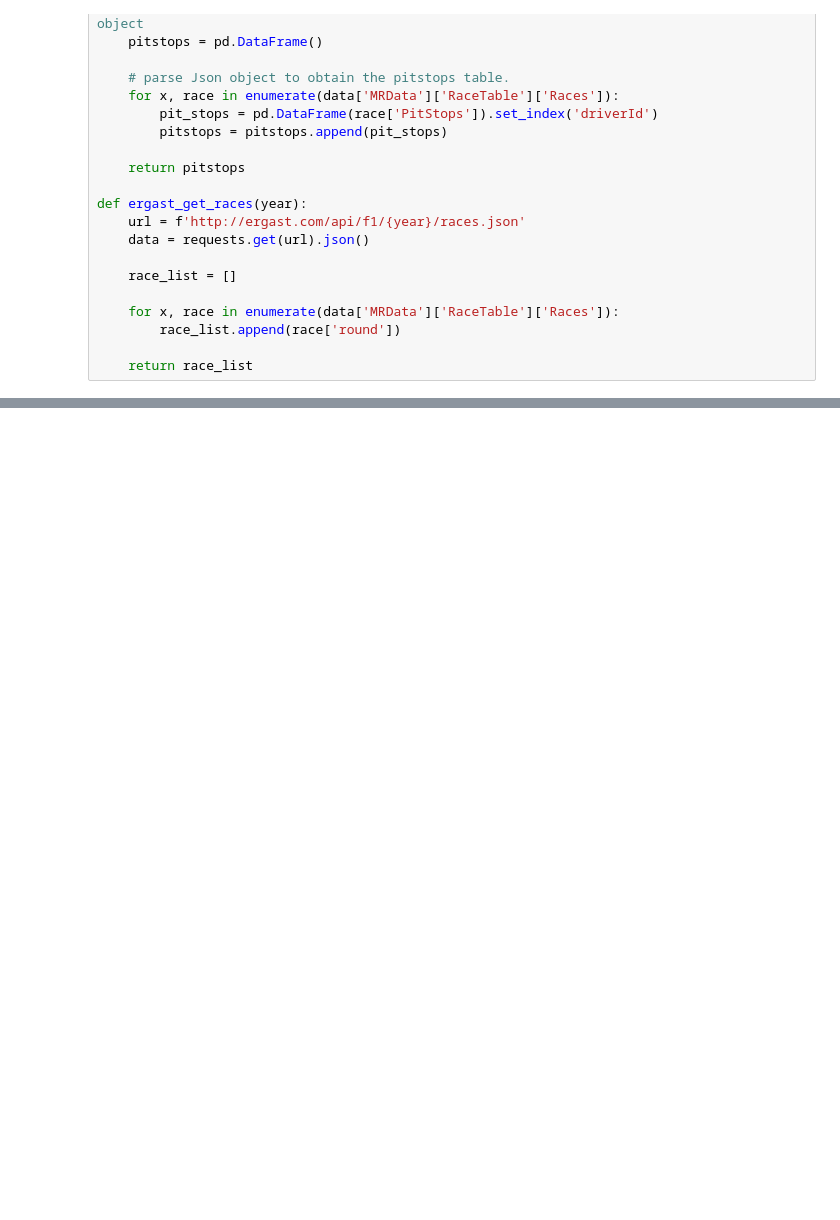
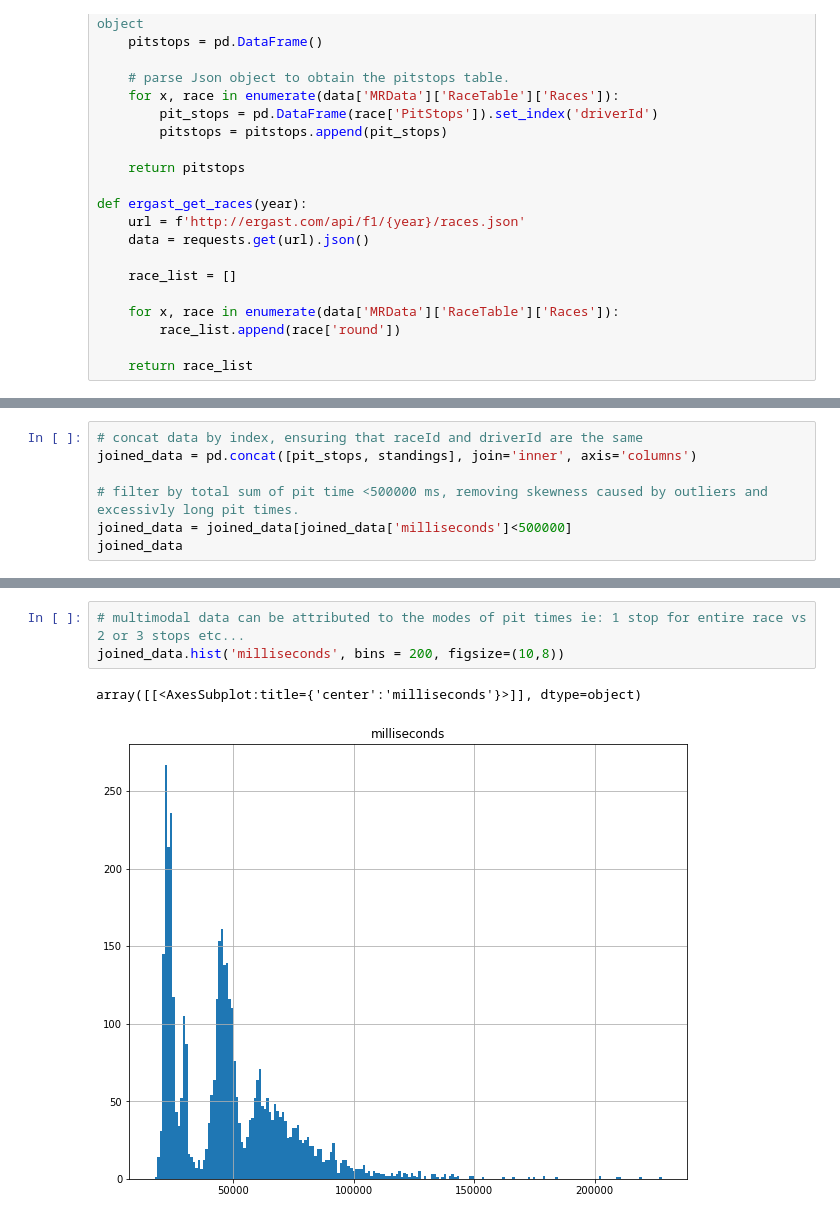
Before and after one commit to Epicosp/Formula-1-dashboard, a Jupyter notebook: pit_time.ipynb, the cells around one changed output, grey strips where cells are left out. Drawn from its saved outputs; the diff is of its cells as text; blank space fills up the shorter version.

Commit message:
finish visualisation and comments

```diff
--- a/pit_time.ipynb
+++ b/pit_time.ipynb
@@ -131,0 +99,7 @@ px.scatter(joined_data, x='position', y='milliseconds', trendline="ols")
+# %%
+# concat data by index, ensuring that raceId and driverId are the same
+joined_data = pd.concat([pit_stops, standings], join='inner', axis='columns')
+
+# filter by total sum of pit time <500000 ms, removing skewness caused by outliers and excessivly long pit times.
+joined_data = joined_data[joined_data['milliseconds']<500000]
+joined_data
@@ -131,0 +121,6 @@ px.scatter(joined_data, x='position', y='milliseconds', trendline="ols")
+# %%
+# multimodal data can be attributed to the modes of pit times ie: 1 stop for entire race vs 2 or 3 stops etc...
+joined_data.hist('milliseconds', bins = 200, figsize=(10,8))
+# %% [output]
+array([[<AxesSubplot:title={'center':'milliseconds'}>]], dtype=object)
+[figure, added]
```
Also changed, not shown: parts of 9 cells of this notebook.
